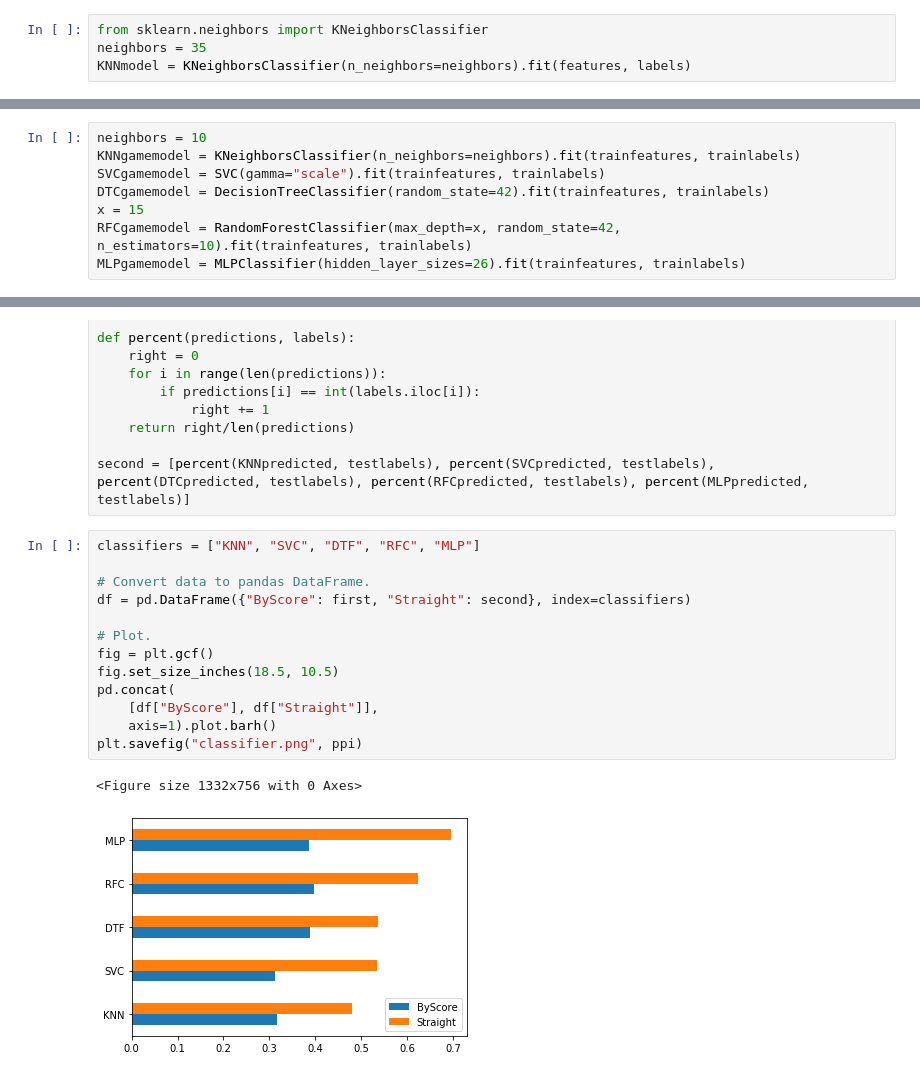
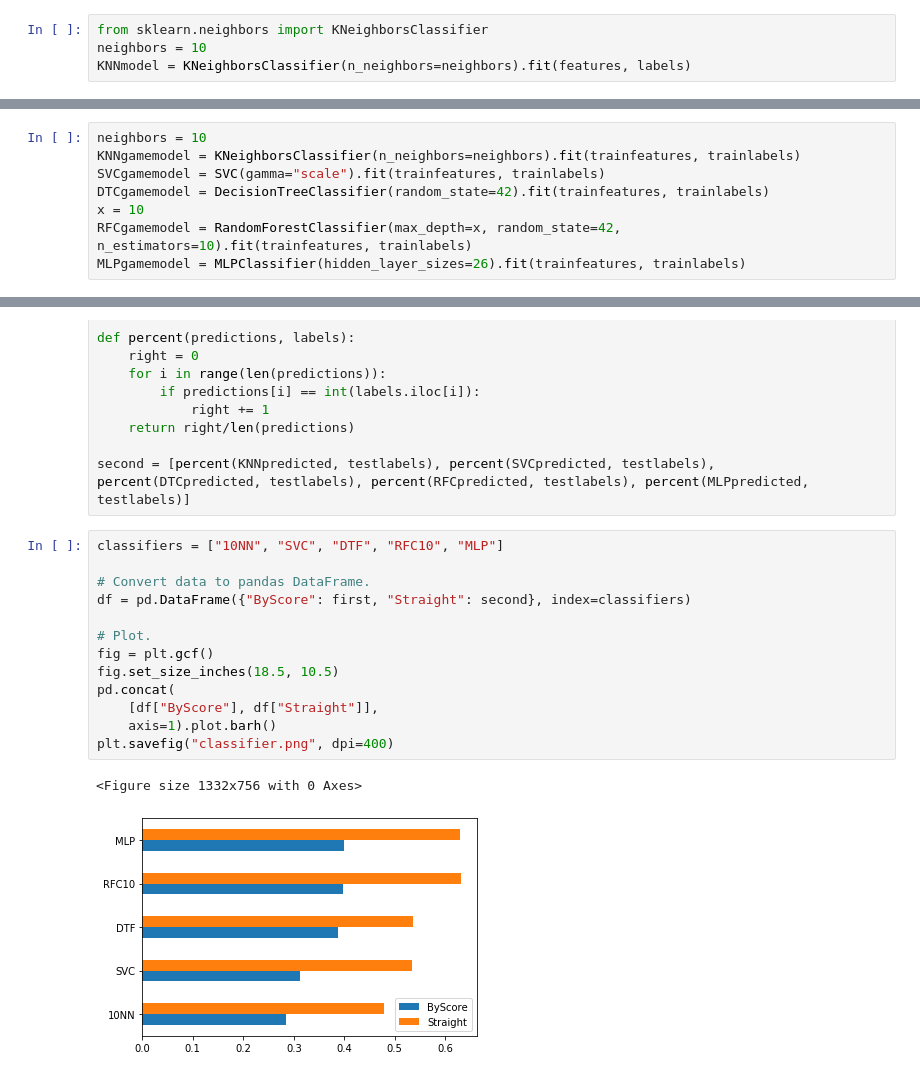
Before and after one commit to leppsalujyrgen/Entropy-of-Football-Statistics, a Jupyter notebook: Data Modelling/statistics-classifiers.ipynb, the cells around one changed output, grey strips where cells are left out. Cells and saved outputs as stored; diff of their text form.

```diff
--- a/Data Modelling/statistics-classifiers.ipynb
+++ b/Data Modelling/statistics-classifiers.ipynb
@@ -69,7 +69,7 @@ plt.show()
 [figure]
 # %%
 from sklearn.neighbors import KNeighborsClassifier
-neighbors = 35
+neighbors = 10
 KNNmodel = KNeighborsClassifier(n_neighbors=neighbors).fit(features, labels)
 # %%
 from sklearn.svm import SVC
@@ -315,7 +315,7 @@ neighbors = 10
 KNNgamemodel = KNeighborsClassifier(n_neighbors=neighbors).fit(trainfeatures, trainlabels)
 SVCgamemodel = SVC(gamma="scale").fit(trainfeatures, trainlabels)
 DTCgamemodel = DecisionTreeClassifier(random_state=42).fit(trainfeatures, trainlabels)
-x = 15
+x = 10
 RFCgamemodel = RandomForestClassifier(max_depth=x, random_state=42, n_estimators=10).fit(trainfeatures, trainlabels)
 MLPgamemodel = MLPClassifier(hidden_layer_sizes=26).fit(trainfeatures, trainlabels)
 # %%
@@ -334,20 +334,20 @@ def percent(predictions, labels):
 
 second = [percent(KNNpredicted, testlabels), percent(SVCpredicted, testlabels), percent(DTCpredicted, testlabels), percent(RFCpredicted, testlabels), percent(MLPpredicted, testlabels)]
 # %%
-classifiers = ["KNN", "SVC", "DTF", "RFC", "MLP"]
+classifiers = ["10NN", "SVC", "DTF", "RFC10", "MLP"]
 
 # Convert data to pandas DataFrame.
 df = pd.DataFrame({"ByScore": first, "Straight": second}, index=classifiers)
 
 # Plot.
 fig = plt.gcf()
 fig.set_size_inches(18.5, 10.5)
 pd.concat(
     [df["ByScore"], df["Straight"]],
     axis=1).plot.barh()
-plt.savefig("classifier.png", ppi)
+plt.savefig("classifier.png", dpi=400)
 # %% [output]
 <Figure size 1332x756 with 0 Axes>
-[figure, old version]
+[figure, new version]
 # %%
 totalbest
```
Also changed, not shown: parts of 1 cell of this notebook, 3 other files.
